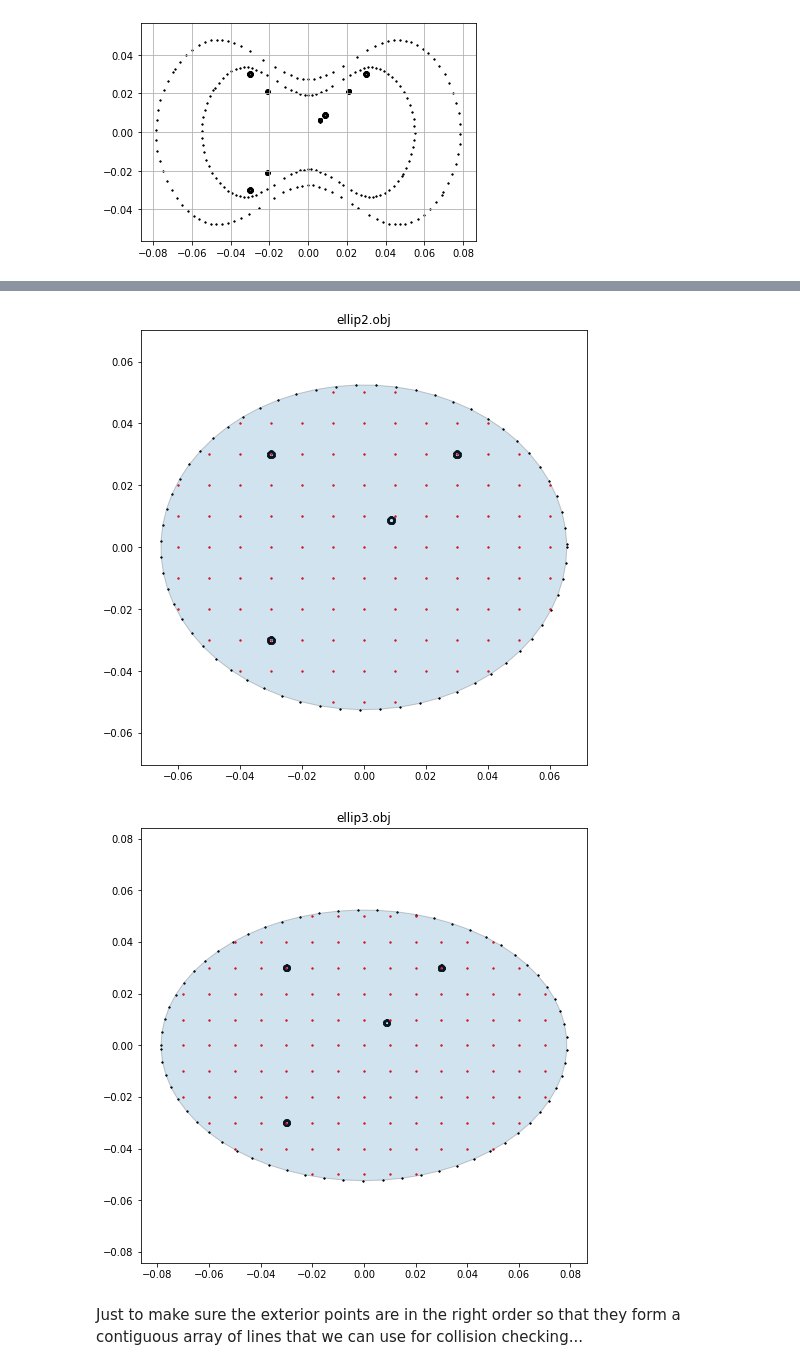
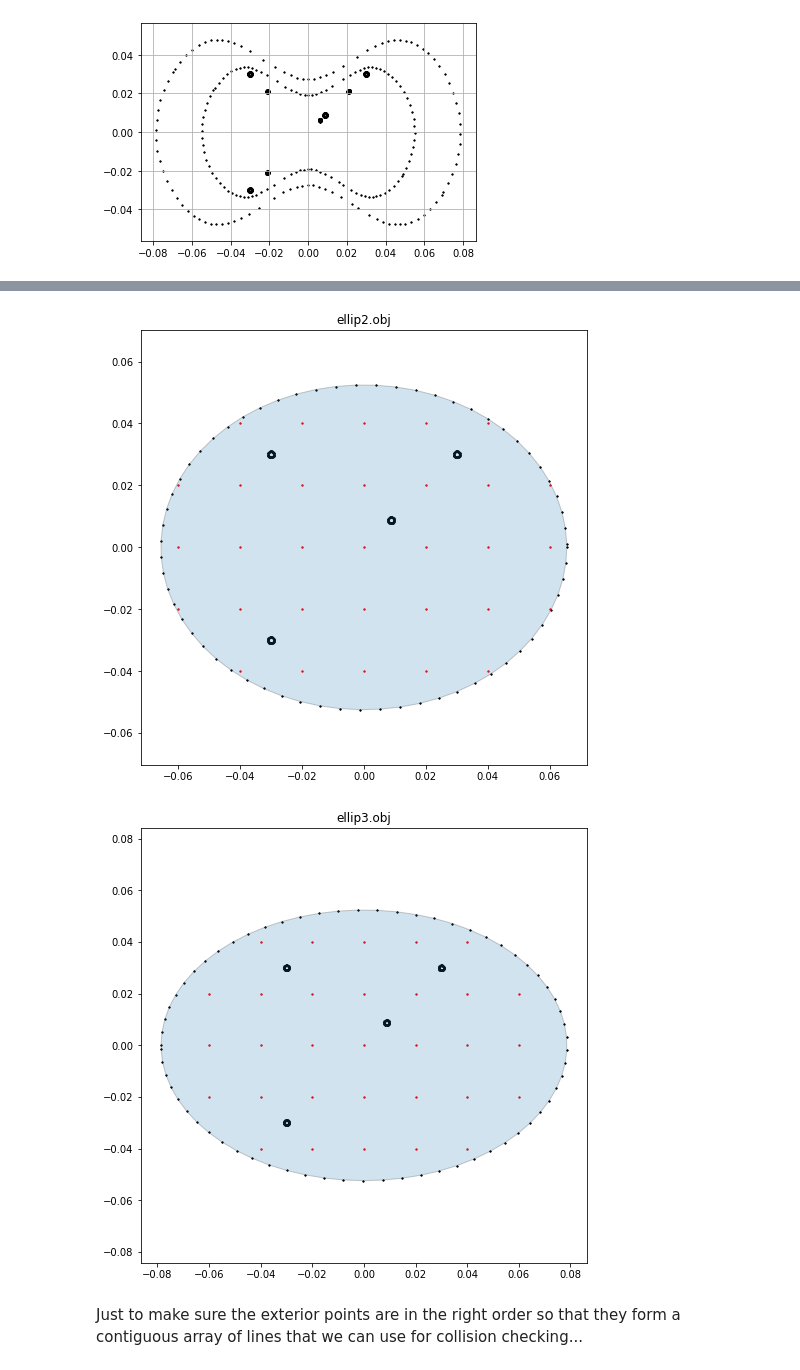
Before and after one commit to gautams3/tiny-differentiable-simulator, a Jupyter notebook: python/plotting/Push URDF.ipynb, the cells around one changed output, grey strips where cells are left out. Saved outputs shown, nothing was run; the diff lists cells and outputs as text; code cells hidden in the pictures.

```diff
--- a/python/plotting/Push URDF.ipynb
+++ b/python/plotting/Push URDF.ipynb
@@ -228,5 +228,5 @@ moments = {
 }
 
 for obj in ("rect1", "rect2", "rect3", "hex", "tri1", "tri2", "tri3", "ellip1", "ellip2", "ellip3"):
-    generate_urdf(folder, obj + ".obj", obj + ".urdf", mass = masses[obj], moment = moments[obj], resolution = 0.01, alpha = 0)  # just convex hull is sufficient
+    generate_urdf(folder, obj + ".obj", obj + ".urdf", mass = masses[obj], moment = moments[obj], resolution = 0.02, alpha = 0)  # just convex hull is sufficient
 # %% [output]
@@ -241,5 +241,5 @@ for obj in ("rect1", "rect2", "rect3", "hex", "tri1", "tri2", "tri3", "ellip1",
-[figure, old version]
+[figure, new version]
-[figure, old version]
+[figure, new version]
 # %% [markdown]
 Just to make sure the exterior points are in the right order so that they form a contiguous array of lines that we can use for collision checking...
 # %%
```
Also changed, not shown: parts of 2 cells of this notebook, 16 other files.
